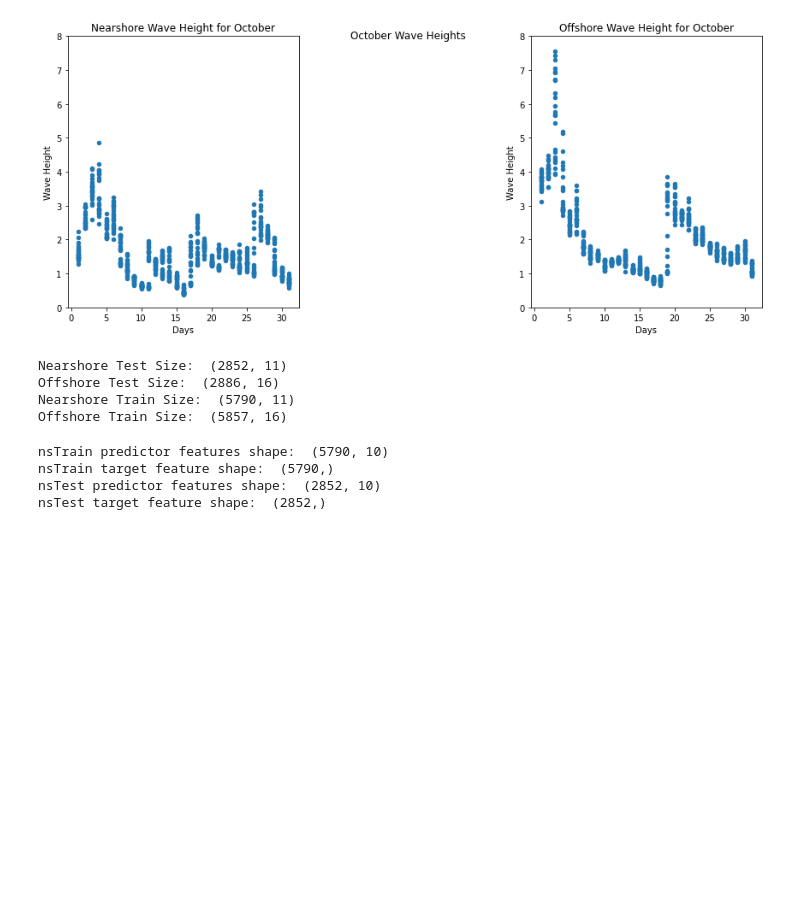
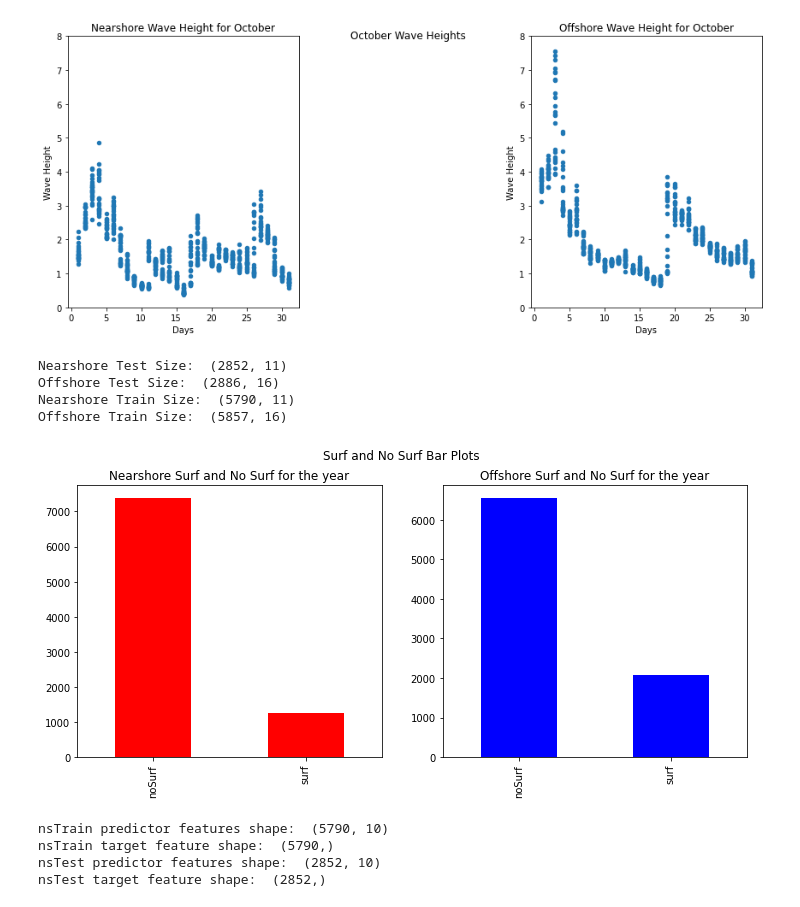
Before and after one commit to surfevant/Data-Mining-Project, a Jupyter notebook: ForecastModel.ipynb, the cells around one changed output. Saved outputs shown, nothing was run; the diff lists cells and outputs as text; code cells hidden in the pictures; blank space fills up the shorter version.

Commit message:
added bar plots for ns surf and no surf

```diff
--- a/ForecastModel.ipynb
+++ b/ForecastModel.ipynb
@@ -311,6 +311,22 @@ Nearshore Test Size:  (2852, 11)
 Offshore Test Size:  (2886, 16)
 Nearshore Train Size:  (5790, 11)
 Offshore Train Size:  (5857, 16)
+# %%
+#bar graph for waves above 1.2 meters = surf, and less than 1.2 meters = nosurf
+
+#configure graph position
+fig = plt.figure(figsize=(12,5))
+fig.suptitle('Surf and No Surf Bar Plots')
+fig.tight_layout()
+
+a = fig.add_subplot(1,2,1)
+cleanNs['WVHT_m'].value_counts().plot(kind='bar', title='Nearshore Surf and No Surf for the year',color='red')
+
+a = fig.add_subplot(1,2,2)
+cleanOs['WVHT_m'].value_counts().plot(kind='bar', title='Offshore Surf and No Surf for the year',color='blue')
+plt.show()
+# %% [output]
+[figure, added]
 # %%
 #split training data between target and predictor features
 nsTrain_x = nsTrain.iloc[:, nsTrain.columns != 'WVHT_m']
```
Also changed, not shown: parts of 9 cells of this notebook.
